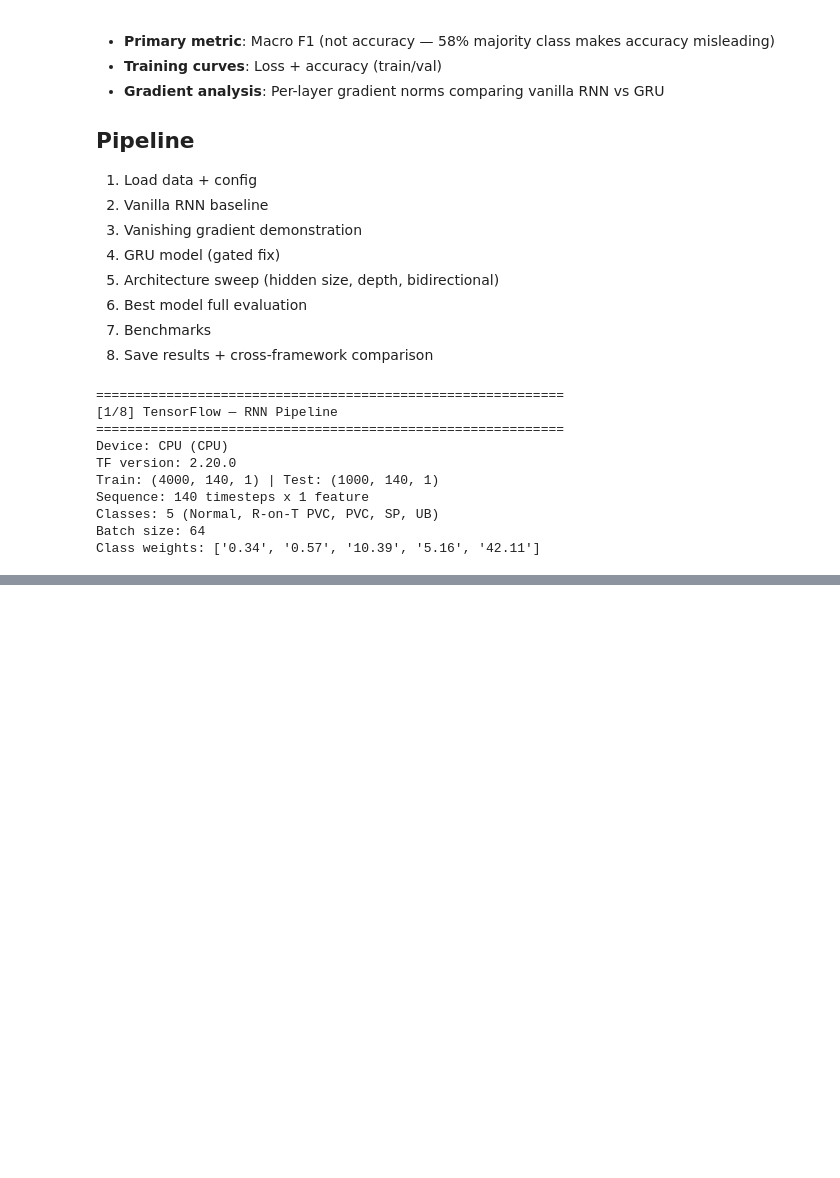
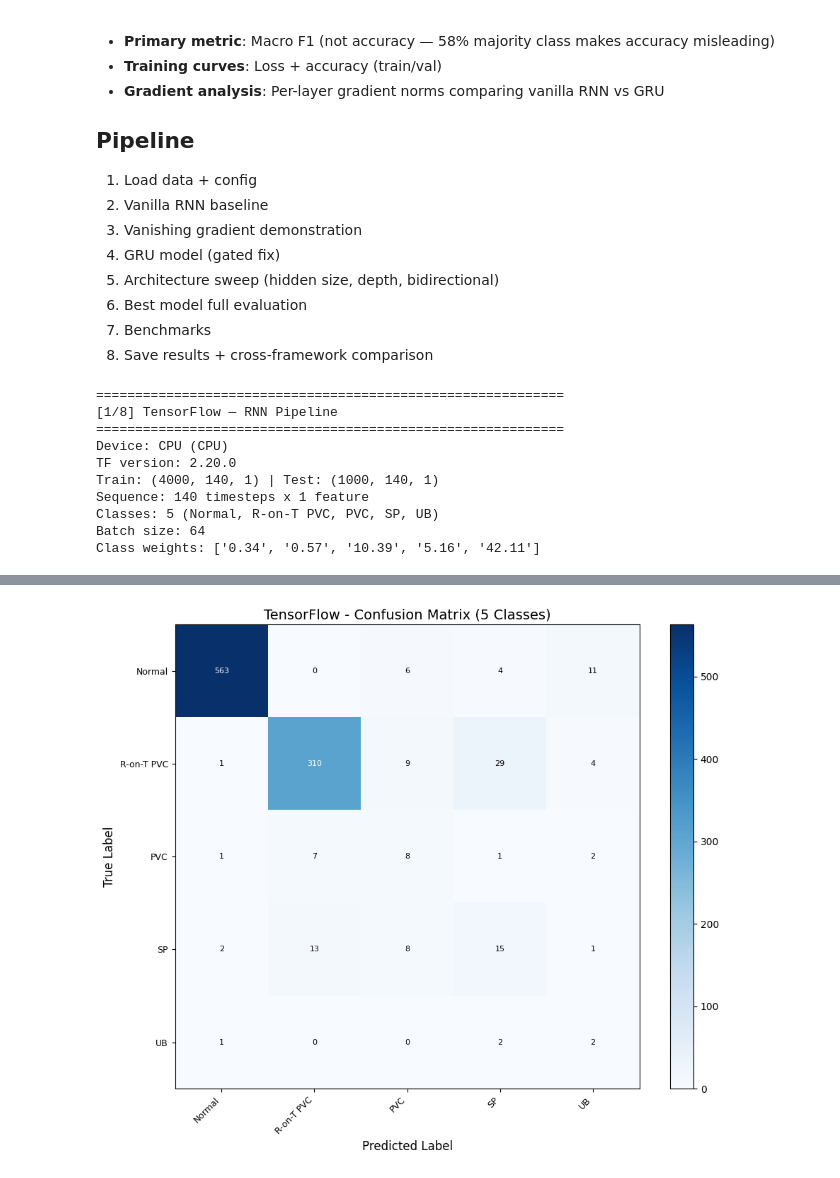
Before and after one commit to GoudyMT/ml-framework-comparison, a Jupyter notebook: TensorFlow/12-rnn/pipeline.ipynb, the cells around one changed output, grey strips where cells are left out. Saved outputs shown, nothing was run; the diff lists cells and outputs as text; code cells hidden in the pictures; blank space fills up the shorter version.

Commit message:
feat: rnn - gru model, arch sweep, best model eval, performance bench, result saved + compared

```diff
--- a/TensorFlow/12-rnn/pipeline.ipynb
+++ b/TensorFlow/12-rnn/pipeline.ipynb
@@ -293,0 +578,83 @@ Max/min ratio: 1.2x
+# %%
+# Step 6: Best Model Full Evaluation
+"""
+BiGRU-64 from architecture sweep — best macro F1 (0.5777).
+Different winner than PT (GRU-128) — bidirectional helps in TF.
+Full eval: confusion matrix, per-class F1, ECG predictions, hidden states.
+"""
+
+print("=" * 60)
+print("[6/8] Best Model — BiGRU-64 (Full Evaluation)")
+print("=" * 60)
+
+# Use sweep model directly
+best_model = sweep_results['BiGRU-64']['model']
+best_preds = sweep_results['BiGRU-64']['preds']
+best_metrics = sweep_results['BiGRU-64']['metrics']
+best_f1 = sweep_results['BiGRU-64']['macro_f1']
+best_per_class = sweep_results['BiGRU-64']['per_class_f1']
+hist_best = sweep_results['BiGRU-64']['hist']
+perf_best = sweep_results['BiGRU-64']['perf']
+n_params_best = sweep_results['BiGRU-64']['n_params']
+
+print(f"Architecture: Bidirectional(GRU(64)) x2 -> Dense(5)")
+print(f"Parameters: {n_params_best:,}")
+print(f"Epochs: {hist_best['epochs']} | Best val F1: {hist_best['best_val_f1']:.4f}")
+print(f"Training time: {perf_best['time']:.2f}s")
+
+print(f"\nTest Results:")
+print(f"  Accuracy:  {best_metrics['accuracy']:.4f}")
+print(f"  Macro F1:  {best_f1:.4f}")
+print(f"\nPer-class F1:")
+for i, (name, f1) in enumerate(zip(CLASS_NAMES, best_per_class)):
+    n = np.sum(y_test == i)
+    print(f"  {name:<15} F1={f1:.4f} (n={n})")
+
+# Confusion Matrix
+plot_confusion_matrix_multiclass(y_test, best_preds, CLASS_NAMES,
+                                  framework='TensorFlow',
+                                  save_path='results/confusion_matrix.png')
+
+# ECG Predictions
+plot_ecg_predictions(X_test, y_test, best_preds, CLASS_NAMES,
+                     framework='TensorFlow',
+                     save_path='results/ecg_predictions.png')
+
+# Hidden State Evolution
+# Rebuild with return_sequences=True on last BiGRU, copy trained weights
+hidden_extractor = keras.Sequential([
+    keras.layers.Input(shape=(SEQ_LEN, N_FEATURES)),
+    keras.layers.Bidirectional(keras.layers.GRU(64, return_sequences=True)),
+    keras.layers.Bidirectional(keras.layers.GRU(64, return_sequences=True)),
+])
+
+# Copy weights from trained BiGRU layers (skip Dense)
+for src, dst in zip(best_model.layers[:-1], hidden_extractor.layers):
+    dst.set_weights(src.get_weights())
+
+all_hidden = hidden_extractor.predict(X_test, verbose=0)  # (1000, 140, 128)
+
+for cls_idx, cls_name in enumerate(CLASS_NAMES):
+    cls_mask = (y_test == cls_idx)
+    if cls_mask.sum() == 0:
+        continue
+    correct_mask = cls_mask & (best_preds == cls_idx)
+    if correct_mask.sum() > 0:
+        sample_idx = np.where(correct_mask)[0][0]
+    else:
+        sample_idx = np.where(cls_mask)[0][0]
+
+    hidden_states = all_hidden[sample_idx]  # (140, 128)
+    plot_hidden_state_evolution(
+        hidden_states, timesteps=SEQ_LEN, class_name=cls_name,
+        framework='TensorFlow',
+        save_path=f'results/hidden_states_{cls_name.replace(" ", "_").lower()}.png'
+    )
+
+# Limitations
+print(f"\nLimitations:")
+print(f"  UB class: only 19 train / 5 test samples — F1 is noisy")
+print(f"  SP class: 39 test samples, often confused with R-on-T PVC")
+print(f"  Macro F1 capped by extreme class imbalance (121.6x ratio)")
+print(f"  Data augmentation + LSTM explored in Model #13")
+# %% [output]
@@ -293,0 +679 @@ Max/min ratio: 1.2x
+[figure, added]
```
Also changed, not shown: parts of 7 cells of this notebook, 11 other files.
